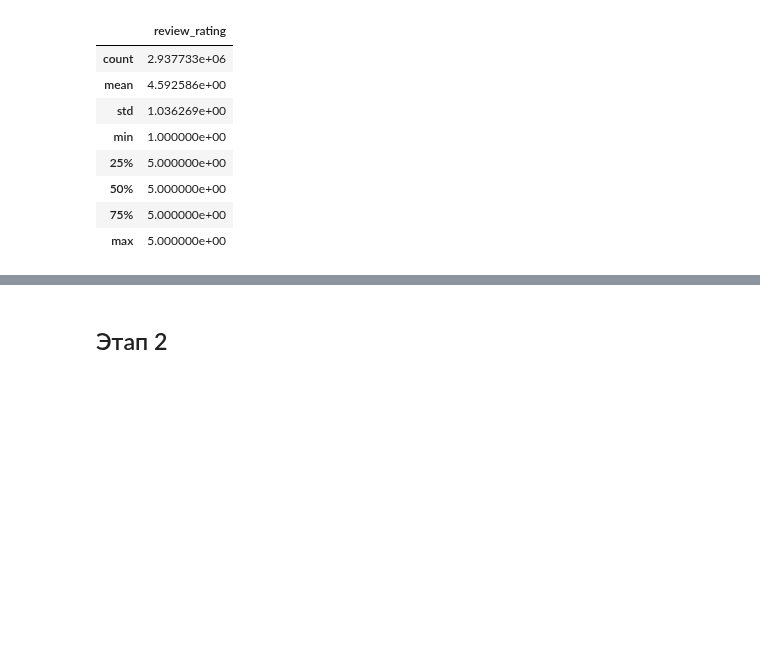
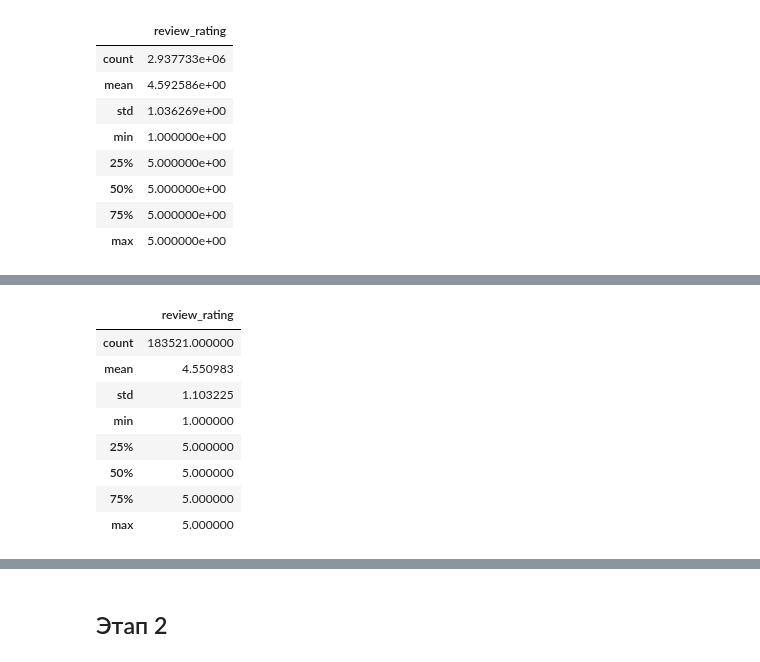
Before and after one commit to Frame24/WB_Parse, a Jupyter notebook: keywods_pavlov2.ipynb, the cells around one changed output, grey strips where cells are left out. Drawn from its saved outputs; the diff is of its cells as text; code cells hidden in the pictures; blank space fills up the shorter version.

```diff
--- a/keywods_pavlov2.ipynb
+++ b/keywods_pavlov2.ipynb
@@ -101,7 +88,18 @@ result.head()
 | 4 | Всё в комплекте, есть инструкция ... | 5 | Shtapler / Лебедка электрическая ... | /Автотовары/OFFroad | https://www.wildberries.ru/catalo... | Всё в комплекте, есть инструкция ... |
 # %%
 # Оставляем только по 5 записей для каждого уникального значения в столбце 'product'
-result_limited = result.groupby('product').head(10).reset_index(drop=True)[:1000]
+result_limited = result.groupby('product').head(10).reset_index(drop=True)
+result_limited.describe()
+# %% [output]
+|  | review_rating |
+| count | 183521.000000 |
+| mean | 4.550983 |
+| std | 1.103225 |
+| min | 1.000000 |
+| 25% | 5.000000 |
+| 50% | 5.000000 |
+| 75% | 5.000000 |
+| max | 5.000000 |
 # %%
 import spacy
 import pandas as pd
```
Also changed, not shown: parts of 15 cells of this notebook, 1 other file.
